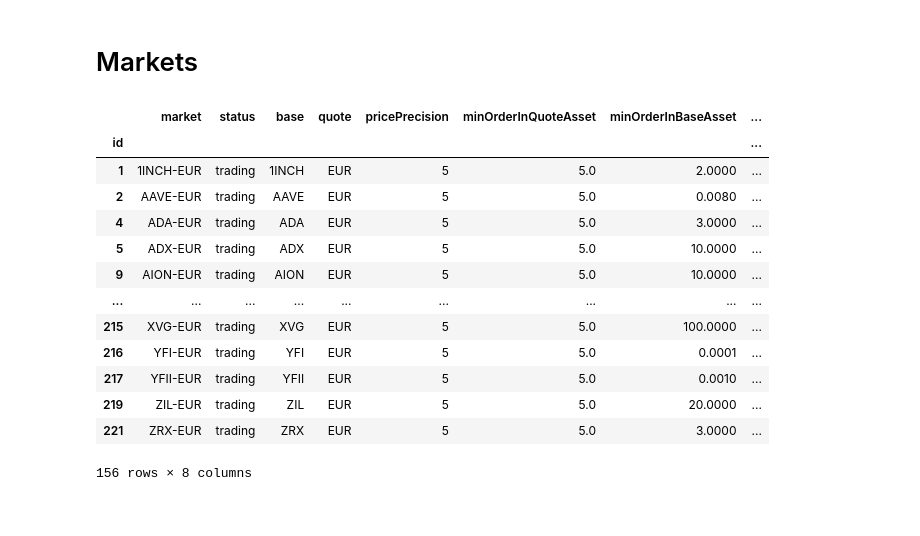
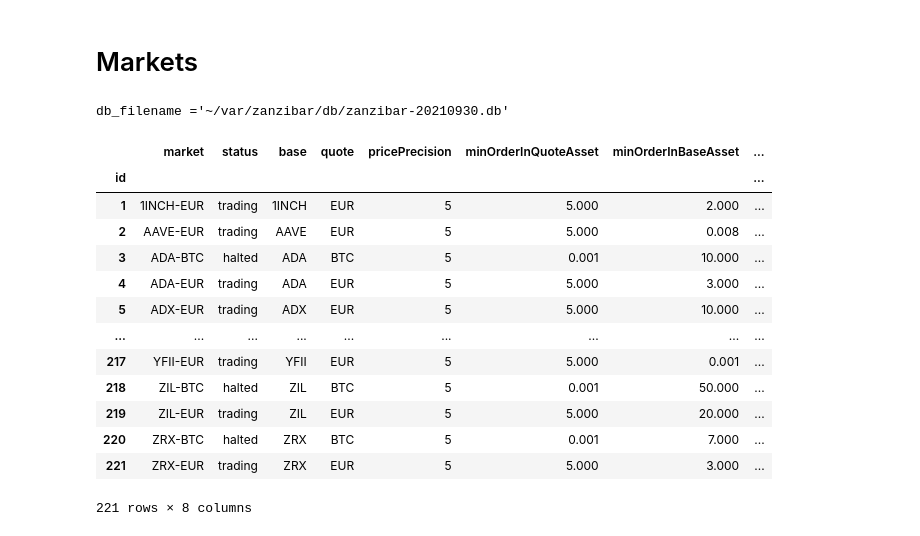
Before and after one commit to griend/znzb, a Jupyter notebook: src/main/notebook/markets.ipynb, the cells around one changed output. Drawn from its saved outputs; the diff is of its cells as text; code cells hidden in the pictures.

```diff
--- a/src/main/notebook/markets.ipynb
+++ b/src/main/notebook/markets.ipynb
@@ -8,24 +11,30 @@ import matplotlib.pyplot as plt
 import numpy as np
 import pandas as pd
 # %%
+yesterday = datetime.date.today() - datetime.timedelta(1)
+db_filename = f'~/var/zanzibar/db/zanzibar-{yesterday:%Y%m%d}.db'
+
+print(f'{db_filename =}')
+
 connection = sqlite3.connect(os.path.expanduser('~/var/zanzibar/db/zanzibar.db'))
+# %% [output]
+db_filename ='~/var/zanzibar/db/zanzibar-20210930.db'
 # %%
 markets = pd.read_sql_query('SELECT * FROM markets', connection, index_col='id')
-markets = markets[markets['status'] == 'trading']
 
 markets
 # %% [output]
 |  | market | status | base | quote | pricePrecision | minOrderInQuoteAsset | minOrderInBaseAsset | ... |
 | id |  |  |  |  |  |  |  | ... |
-| 1 | 1INCH-EUR | trading | 1INCH | EUR | 5 | 5.0 | 2.0000 | ... |
-| 2 | AAVE-EUR | trading | AAVE | EUR | 5 | 5.0 | 0.0080 | ... |
-| 4 | ADA-EUR | trading | ADA | EUR | 5 | 5.0 | 3.0000 | ... |
-| 5 | ADX-EUR | trading | ADX | EUR | 5 | 5.0 | 10.0000 | ... |
-| 9 | AION-EUR | trading | AION | EUR | 5 | 5.0 | 10.0000 | ... |
+| 1 | 1INCH-EUR | trading | 1INCH | EUR | 5 | 5.000 | 2.000 | ... |
+| 2 | AAVE-EUR | trading | AAVE | EUR | 5 | 5.000 | 0.008 | ... |
+| 3 | ADA-BTC | halted | ADA | BTC | 5 | 0.001 | 10.000 | ... |
+| 4 | ADA-EUR | trading | ADA | EUR | 5 | 5.000 | 3.000 | ... |
+| 5 | ADX-EUR | trading | ADX | EUR | 5 | 5.000 | 10.000 | ... |
 | ... | ... | ... | ... | ... | ... | ... | ... | ... |
-| 215 | XVG-EUR | trading | XVG | EUR | 5 | 5.0 | 100.0000 | ... |
-| 216 | YFI-EUR | trading | YFI | EUR | 5 | 5.0 | 0.0001 | ... |
-| 217 | YFII-EUR | trading | YFII | EUR | 5 | 5.0 | 0.0010 | ... |
-| 219 | ZIL-EUR | trading | ZIL | EUR | 5 | 5.0 | 20.0000 | ... |
-| 221 | ZRX-EUR | trading | ZRX | EUR | 5 | 5.0 | 3.0000 | ... |
+| 217 | YFII-EUR | trading | YFII | EUR | 5 | 5.000 | 0.001 | ... |
+| 218 | ZIL-BTC | halted | ZIL | BTC | 5 | 0.001 | 50.000 | ... |
+| 219 | ZIL-EUR | trading | ZIL | EUR | 5 | 5.000 | 20.000 | ... |
+| 220 | ZRX-BTC | halted | ZRX | BTC | 5 | 0.001 | 7.000 | ... |
+| 221 | ZRX-EUR | trading | ZRX | EUR | 5 | 5.000 | 3.000 | ... |
-156 rows × 8 columns
+221 rows × 8 columns
```
Also changed, not shown: parts of 1 cell of this notebook, 7 other files.
